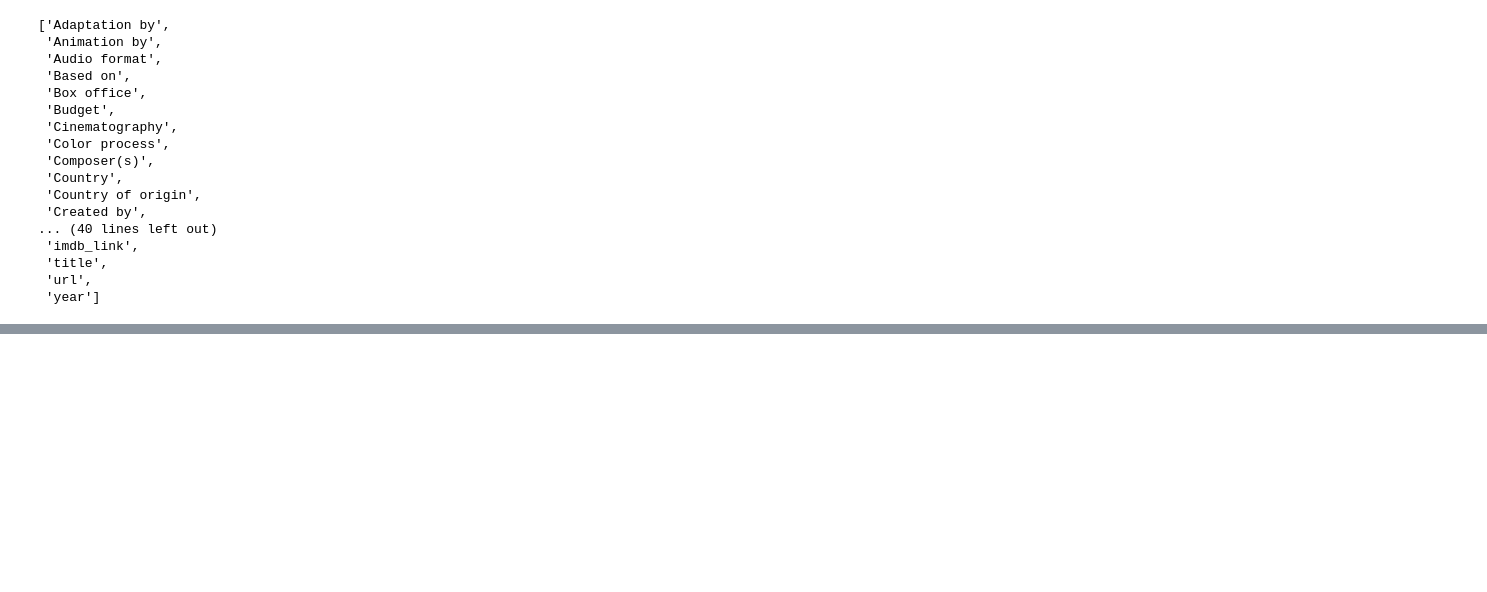
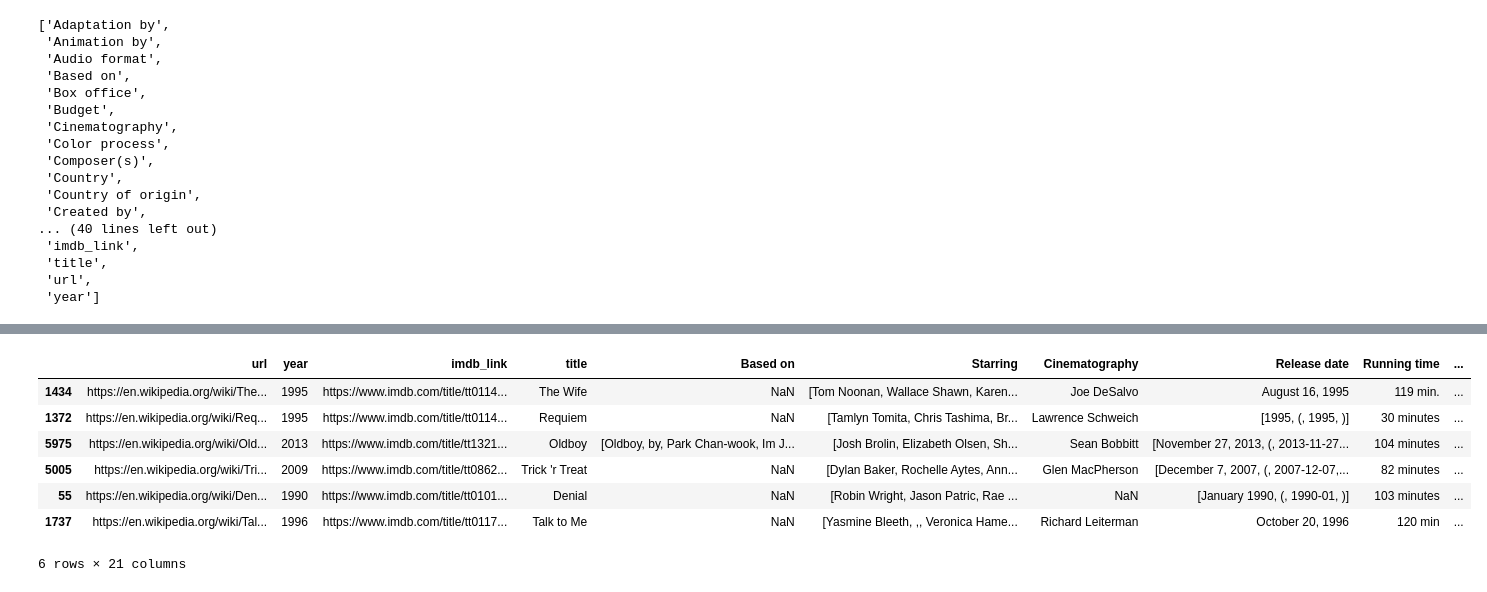
Before and after one commit to larrydodson/Movies-ETL, a Jupyter notebook: Movies_ETL_Transform.ipynb, the cells around one changed output, grey strips where cells are left out. Saved outputs shown, nothing was run; the diff lists cells and outputs as text; code cells hidden in the pictures; blank space fills up the shorter version.

```diff
--- a/Movies_ETL_Transform.ipynb
+++ b/Movies_ETL_Transform.ipynb
@@ -243,0 +286,3 @@ sorted(wiki_movies_df.columns.tolist())
+# %%
+clean_movies = [clean_movie(movie) for movie in wiki_movies]
+wiki_movies_df = pd.DataFrame(clean_movies)
@@ -243,0 +305,8 @@ sorted(wiki_movies_df.columns.tolist())
+# %%
+# Sect 8.3.7 Removing duplicate Rows, using regex and Pandas built-in string methods.
+#
+wiki_movies_df['imdb_id'] = wiki_movies_df['imdb_link'].str.extract(r'(tt\d{7})')
+print(len(wiki_movies_df))
+wiki_movies_df.drop_duplicates(subset='imdb_id', inplace=True)
+print(len(wiki_movies_df))
+wiki_movies_df.head()
@@ -243,0 +344,15 @@ sorted(wiki_movies_df.columns.tolist())
+# %%
+# make a list of columns that have less than 90% null values, tweak our list comprehension
+wiki_columns_to_keep = [column for column in wiki_movies_df.columns if wiki_movies_df[column].isnull().sum() < len(wiki_movies_df) * 0.9]
+wiki_movies_df = wiki_movies_df[wiki_columns_to_keep]
+# %%
+wiki_movies_df.sample(6)
+# %% [output]
+|  | url | year | imdb_link | title | Based on | Starring | Cinematography | Release date | Running time | ... |
+| 1434 | https://en.wikipedia.org/wiki/The... | 1995 | https://www.imdb.com/title/tt0114... | The Wife | NaN | [Tom Noonan, Wallace Shawn, Karen... | Joe DeSalvo | August 16, 1995 | 119 min. | ... |
+| 1372 | https://en.wikipedia.org/wiki/Req... | 1995 | https://www.imdb.com/title/tt0114... | Requiem | NaN | [Tamlyn Tomita, Chris Tashima, Br... | Lawrence Schweich | [1995, (, 1995, )] | 30 minutes | ... |
+| 5975 | https://en.wikipedia.org/wiki/Old... | 2013 | https://www.imdb.com/title/tt1321... | Oldboy | [Oldboy, by, Park Chan-wook, Im J... | [Josh Brolin, Elizabeth Olsen, Sh... | Sean Bobbitt | [November 27, 2013, (, 2013-11-27... | 104 minutes | ... |
+| 5005 | https://en.wikipedia.org/wiki/Tri... | 2009 | https://www.imdb.com/title/tt0862... | Trick 'r Treat | NaN | [Dylan Baker, Rochelle Aytes, Ann... | Glen MacPherson | [December 7, 2007, (, 2007-12-07,... | 82 minutes | ... |
+| 55 | https://en.wikipedia.org/wiki/Den... | 1990 | https://www.imdb.com/title/tt0101... | Denial | NaN | [Robin Wright, Jason Patric, Rae ... | NaN | [January 1990, (, 1990-01, )] | 103 minutes | ... |
+| 1737 | https://en.wikipedia.org/wiki/Tal... | 1996 | https://www.imdb.com/title/tt0117... | Talk to Me | NaN | [Yasmine Bleeth, ,, Veronica Hame... | Richard Leiterman | October 20, 1996 | 120 min | ... |
+6 rows × 21 columns
```
Also changed, not shown: parts of 7 cells of this notebook.
